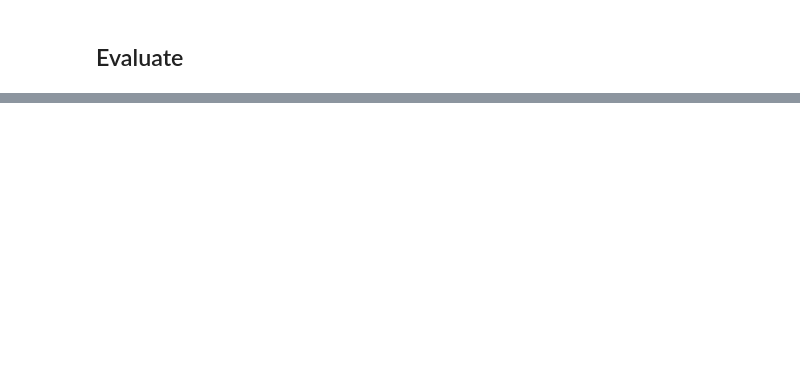
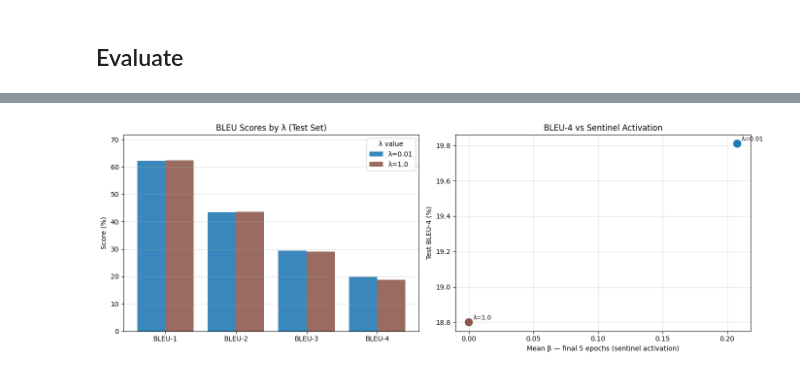
Before and after one commit to Miwi343/Neural_Image_Caption_Generator, a Jupyter notebook: notebooks/drive_repo_adaptive.ipynb, the cells around one changed output, grey strips where cells are left out. Saved outputs shown, nothing was run; the diff lists cells and outputs as text; code cells hidden in the pictures; blank space fills up the shorter version.

```diff
--- a/notebooks/drive_repo_adaptive.ipynb
+++ b/notebooks/drive_repo_adaptive.ipynb
@@ -208,0 +407,80 @@ print('Saved to results/adaptive_training_curves.png')
+# %%
+import json, re
+import pandas as pd
+import matplotlib.pyplot as plt
+import numpy as np
+from pathlib import Path
+
+results_dir = Path('results')
+
+rows = []
+for bleu_file in sorted(results_dir.glob('test_bleu_adaptive_lam*.json')):
+    m = re.search(r'lam([\d.eE+-]+)\.json$', bleu_file.name)
+    if not m:
+        continue
+    lam_str = m.group(1)
+    lam_val = float(lam_str)
+    with open(bleu_file) as f:
+        scores = json.load(f)['scores']
+
+    log_file = results_dir / f'training_log_adaptive_lam{lam_str}.csv'
+    mean_beta = float('nan')
+    if log_file.exists():
+        log = pd.read_csv(log_file)
+        mean_beta = log['mean_beta'].iloc[-5:].mean()
+
+    rows.append({
+        'λ':       lam_val,
+        'BLEU-1':  round(scores['bleu1'] * 100, 2),
+        'BLEU-2':  round(scores['bleu2'] * 100, 2),
+        'BLEU-3':  round(scores['bleu3'] * 100, 2),
+        'BLEU-4':  round(scores['bleu4'] * 100, 2),
+        'mean β':  round(mean_beta, 4),
+    })
+
+if not rows:
+    print('No completed test-evaluation runs found.')
+else:
+    df = pd.DataFrame(rows).sort_values('λ').reset_index(drop=True)
+
+    # ── Styled table ─────────────────────────────────────────────────────────
+    print('=' * 58)
+    print(df.to_string(index=False))
+    print('=' * 58)
+
+    # ── Grouped bar chart: BLEU-1 to BLEU-4 per lambda ───────────────────────
+    metrics = ['BLEU-1', 'BLEU-2', 'BLEU-3', 'BLEU-4']
+    x       = np.arange(len(metrics))
+    width   = 0.8 / len(df)
+    colors  = plt.cm.tab10(np.linspace(0, 0.5, len(df)))
+
+    fig, axes = plt.subplots(1, 2, figsize=(14, 5))
+
+    for i, (_, row) in enumerate(df.iterrows()):
+        offset = (i - len(df) / 2 + 0.5) * width
+        axes[0].bar(x + offset, [row[m] for m in metrics],
+                    width=width, label=f'λ={row["λ"]}', color=colors[i], alpha=0.88)
+
+    axes[0].set_xticks(x)
+    axes[0].set_xticklabels(metrics)
+    axes[0].set_ylabel('Score (%)')
+    axes[0].set_title('BLEU Scores by λ (Test Set)')
+    axes[0].legend(title='λ value')
+    axes[0].grid(axis='y', alpha=0.4)
+    axes[0].set_ylim(0, max(df['BLEU-1']) * 1.15)
+
+    # ── Scatter: BLEU-4 vs mean β ─────────────────────────────────────────────
+    axes[1].scatter(df['mean β'], df['BLEU-4'], s=120, c=colors[:len(df)], zorder=3)
+    for _, row in df.iterrows():
+        axes[1].annotate(f'λ={row["λ"]}', (row['mean β'], row['BLEU-4']),
+                         textcoords='offset points', xytext=(6, 4), fontsize=9)
+    axes[1].set_xlabel('Mean β — final 5 epochs (sentinel activation)')
+    axes[1].set_ylabel('Test BLEU-4 (%)')
+    axes[1].set_title('BLEU-4 vs Sentinel Activation')
+    axes[1].grid(alpha=0.4)
+
+    plt.tight_layout()
+    plt.savefig('results/bleu_table_chart.png', dpi=150, bbox_inches='tight')
+    plt.show()
+    print('Saved → results/bleu_table_chart.png')
+# %% [output]
@@ -208,0 +492 @@ print('Saved to results/adaptive_training_curves.png')
+[figure, added]
```
Also changed, not shown: parts of 37 cells of this notebook, 37 other files.
